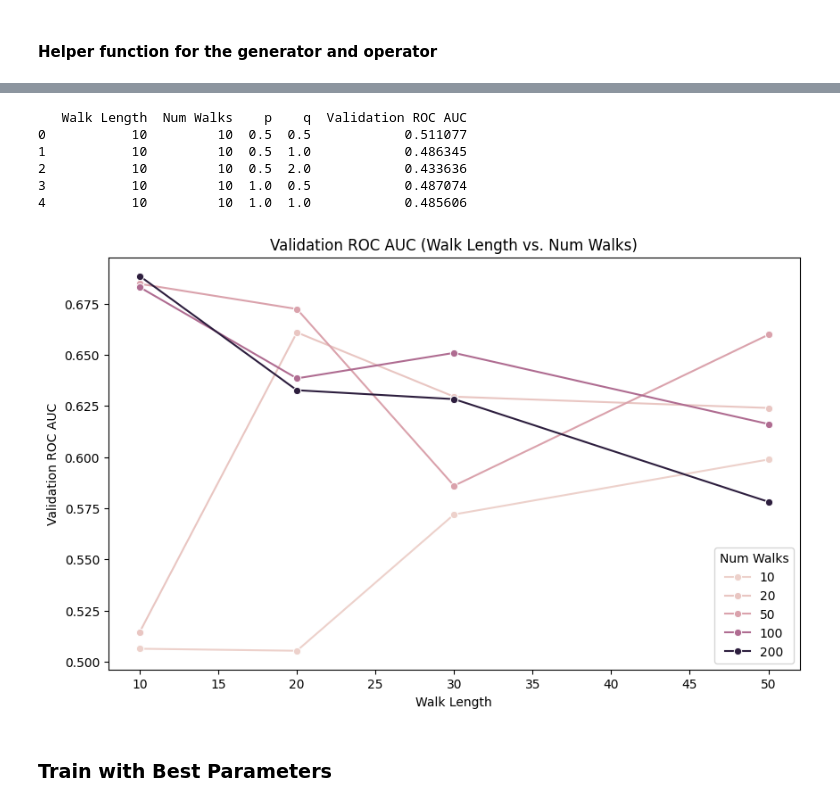
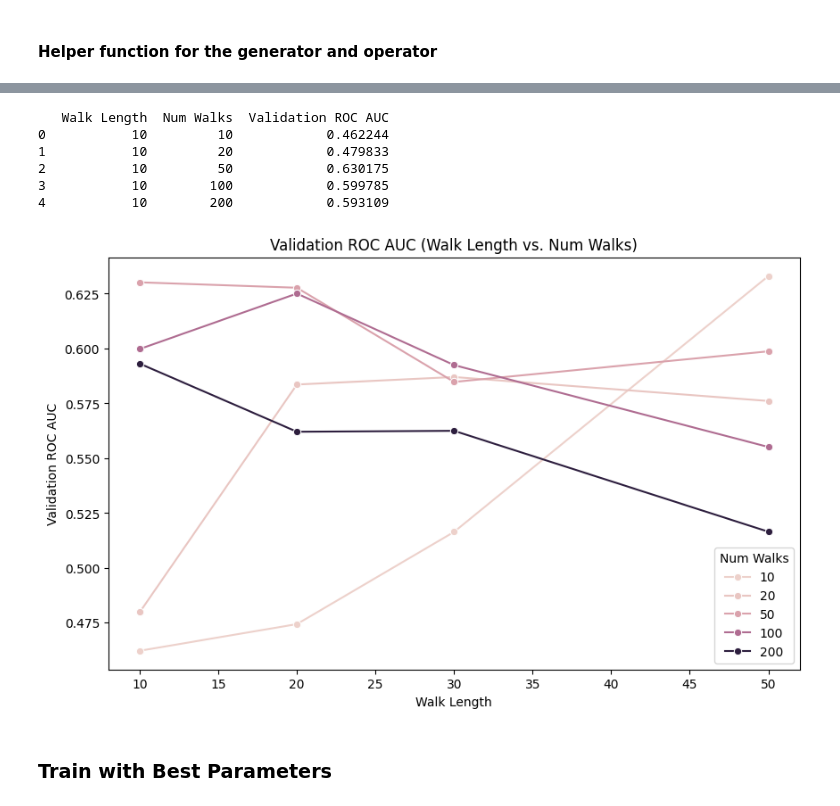
Before and after one commit to ovsvc/Graph-Link-Prediction, a Jupyter notebook: scripts/node2vec.ipynb, the cells around one changed output, grey strips where cells are left out. Saved outputs shown, nothing was run; the diff lists cells and outputs as text; code cells hidden in the pictures.

```diff
--- a/scripts/node2vec.ipynb
+++ b/scripts/node2vec.ipynb
@@ -546,35 +528,35 @@ Best Validation ROC AUC: 0.6884
 # %%
 # Load the CSV file
-results_df = pd.read_csv("parameter_results.csv")
+results_df = pd.read_csv("parameter_results_new.csv")
 
 # Display the first few rows
 print(results_df.head())
 # %% [output]
-   Walk Length  Num Walks    p    q  Validation ROC AUC
-0           10         10  0.5  0.5            0.511077
-1           10         10  0.5  1.0            0.486345
-2           10         10  0.5  2.0            0.433636
-3           10         10  1.0  0.5            0.487074
-4           10         10  1.0  1.0            0.485606
+   Walk Length  Num Walks  Validation ROC AUC
+0           10         10            0.462244
+1           10         20            0.479833
+2           10         50            0.630175
+3           10        100            0.599785
+4           10        200            0.593109
 # %%
-filtered_df = results_df[(results_df["p"] == 2) & (results_df["q"] == 0.5)]
+#filtered_df = results_df[(results_df["p"] == 2) & (results_df["q"] == 0.5)]
 
 # Plot
 plt.figure(figsize=(10, 6))
 sns.lineplot(
-    data=filtered_df,
+    data=results_df,
     x="Walk Length",
     y="Validation ROC AUC",
     hue="Num Walks",
     marker="o"
 )
 plt.title("Validation ROC AUC (Walk Length vs. Num Walks)")
 plt.xlabel("Walk Length")
 plt.ylabel("Validation ROC AUC")
 plt.legend(title="Num Walks", loc="best")
 plt.show()
 # %% [output]
-[figure, old version]
+[figure, new version]
 # %% [markdown]
 ### Train with Best Parameters
 # %%
```
Also changed, not shown: parts of 19 cells of this notebook, 1 other file.
